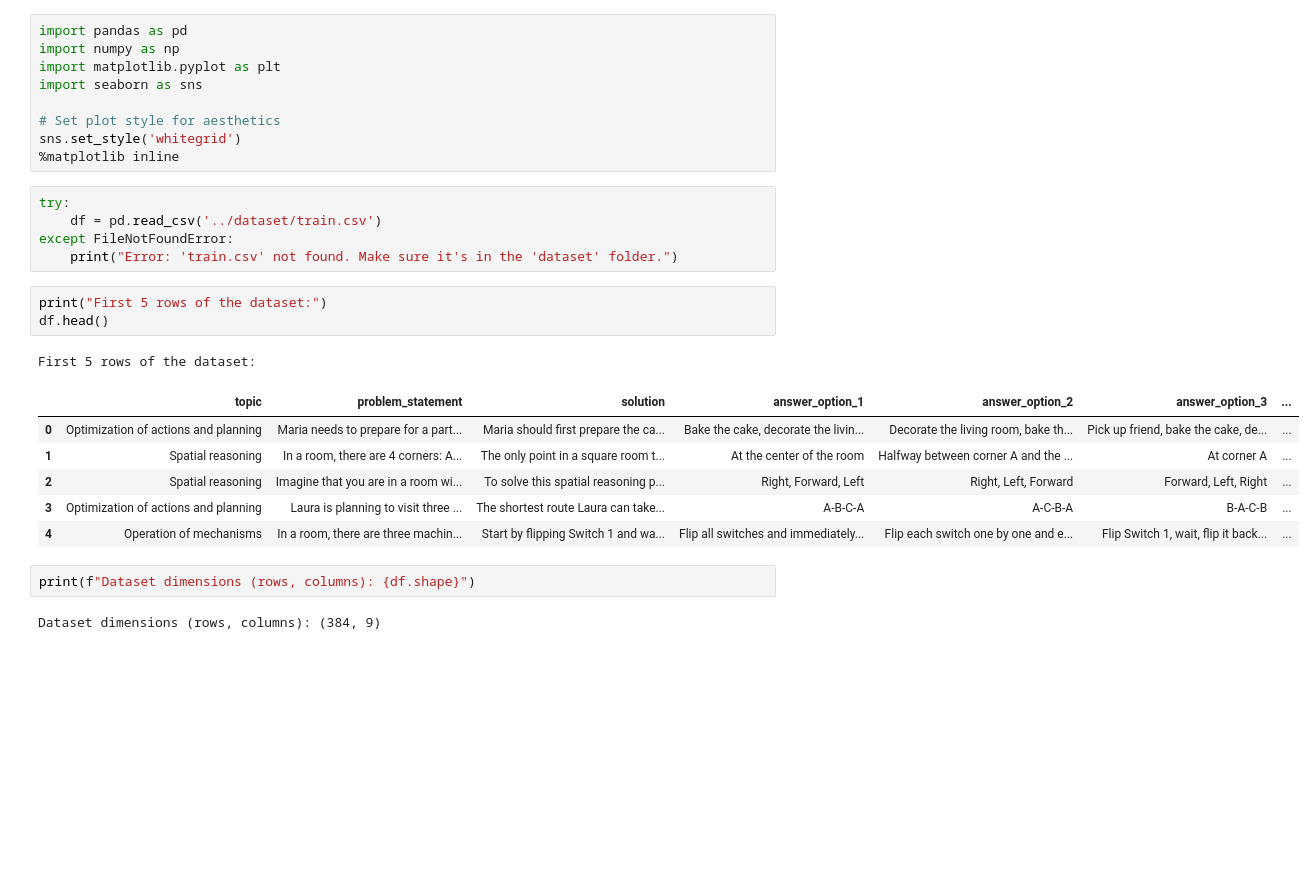
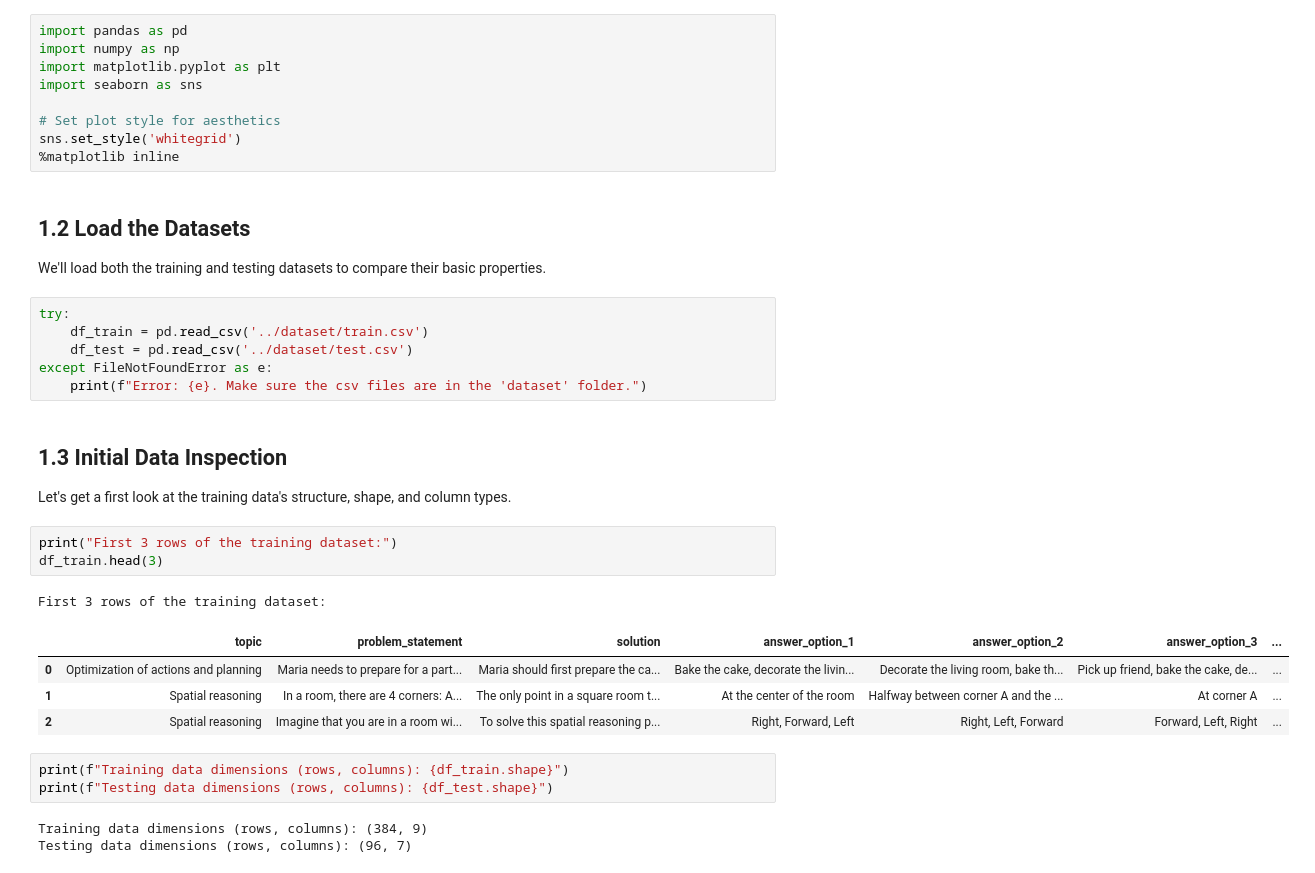
Before and after one commit to ShanmugaRamana/agentic-reasoning-engine, a Jupyter notebook: notebooks/01_data_exploration.ipynb, the cells around one changed output. Cells and saved outputs as stored; diff of their text form; blank space fills up the shorter version.

Commit message:
updated data_exploration notebook

```diff
--- a/notebooks/01_data_exploration.ipynb
+++ b/notebooks/01_data_exploration.ipynb
@@ -7,24 +9,33 @@ import seaborn as sns
 # Set plot style for aesthetics
 sns.set_style('whitegrid')
 %matplotlib inline
+# %% [markdown]
+## 1.2 Load the Datasets
+
+We'll load both the training and testing datasets to compare their basic properties.
 # %%
 try:
-    df = pd.read_csv('../dataset/train.csv')
-except FileNotFoundError:
-    print("Error: 'train.csv' not found. Make sure it's in the 'dataset' folder.")
+    df_train = pd.read_csv('../dataset/train.csv')
+    df_test = pd.read_csv('../dataset/test.csv')
+except FileNotFoundError as e:
+    print(f"Error: {e}. Make sure the csv files are in the 'dataset' folder.")
+# %% [markdown]
+## 1.3 Initial Data Inspection
+
+Let's get a first look at the training data's structure, shape, and column types.
 # %%
-print("First 5 rows of the dataset:")
-df.head()
+print("First 3 rows of the training dataset:")
+df_train.head(3)
 # %% [output]
-First 5 rows of the dataset:
+First 3 rows of the training dataset:
 |  | topic | problem_statement | solution | answer_option_1 | answer_option_2 | answer_option_3 | ... |
 | 0 | Optimization of actions and planning | Maria needs to prepare for a part... | Maria should first prepare the ca... | Bake the cake, decorate the livin... | Decorate the living room, bake th... | Pick up friend, bake the cake, de... | ... |
 | 1 | Spatial reasoning | In a room, there are 4 corners: A... | The only point in a square room t... | At the center of the room | Halfway between corner A and the ... | At corner A | ... |
 | 2 | Spatial reasoning | Imagine that you are in a room wi... | To solve this spatial reasoning p... | Right, Forward, Left | Right, Left, Forward | Forward, Left, Right | ... |
-| 3 | Optimization of actions and planning | Laura is planning to visit three ... | The shortest route Laura can take... | A-B-C-A | A-C-B-A | B-A-C-B | ... |
-| 4 | Operation of mechanisms | In a room, there are three machin... | Start by flipping Switch 1 and wa... | Flip all switches and immediately... | Flip each switch one by one and e... | Flip Switch 1, wait, flip it back... | ... |
 # %%
-print(f"Dataset dimensions (rows, columns): {df.shape}")
+print(f"Training data dimensions (rows, columns): {df_train.shape}")
+print(f"Testing data dimensions (rows, columns): {df_test.shape}")
 # %% [output]
-Dataset dimensions (rows, columns): (384, 9)
+Training data dimensions (rows, columns): (384, 9)
+Testing data dimensions (rows, columns): (96, 7)
 # %%
```
Also changed, not shown: parts of 13 cells of this notebook.
